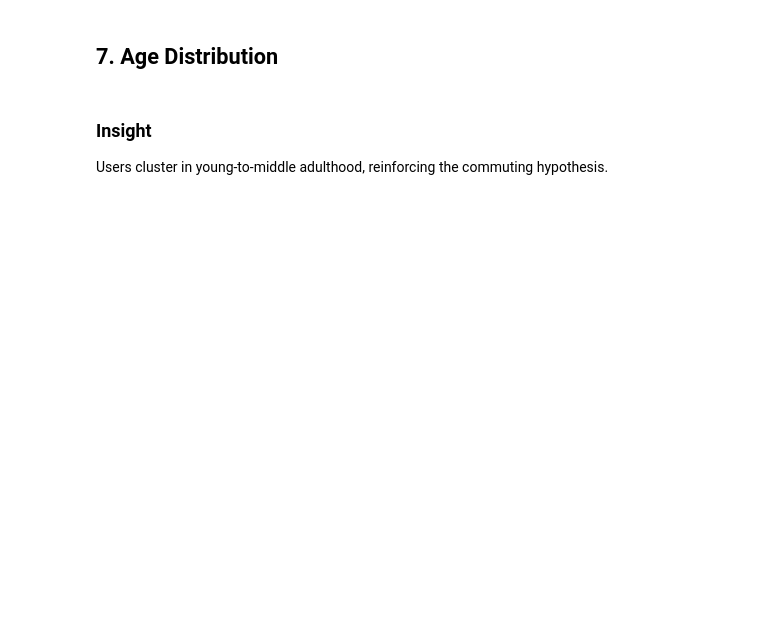
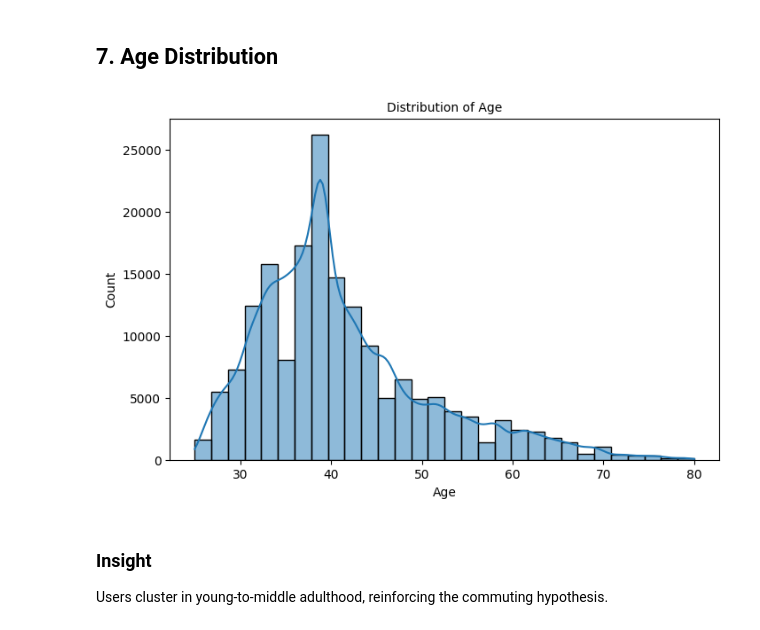
Before and after one commit to Ziad-Tarek-Elatawy/Interactive-Dashboard, a Jupyter notebook: notebooks/Ford_GoBike_EDA.ipynb, the cells around one changed output. Saved outputs shown, nothing was run; the diff lists cells and outputs as text; code cells hidden in the pictures; blank space fills up the shorter version.

```diff
--- a/notebooks/Ford_GoBike_EDA.ipynb
+++ b/notebooks/Ford_GoBike_EDA.ipynb
@@ -103 +129,7 @@ if 'age' in df.columns:
+# %%
+fig, ax = plt.subplots(figsize=(8, 5))
+age_distribution(ax, df)
+plt.show()
+# %% [output]
+[figure, added]
 # %% [markdown]
```
Also changed, not shown: parts of 32 cells of this notebook, 4 other files.
